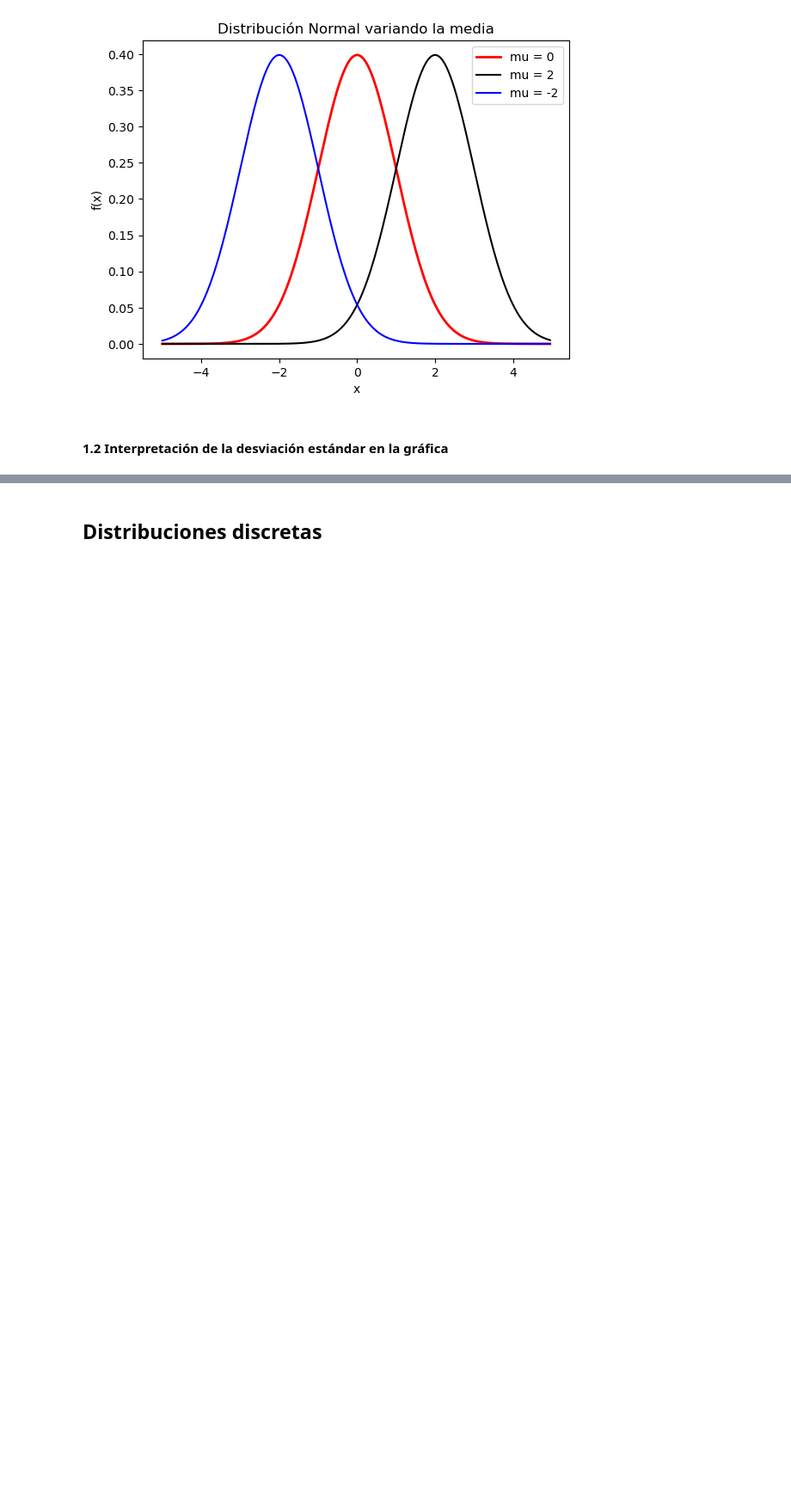
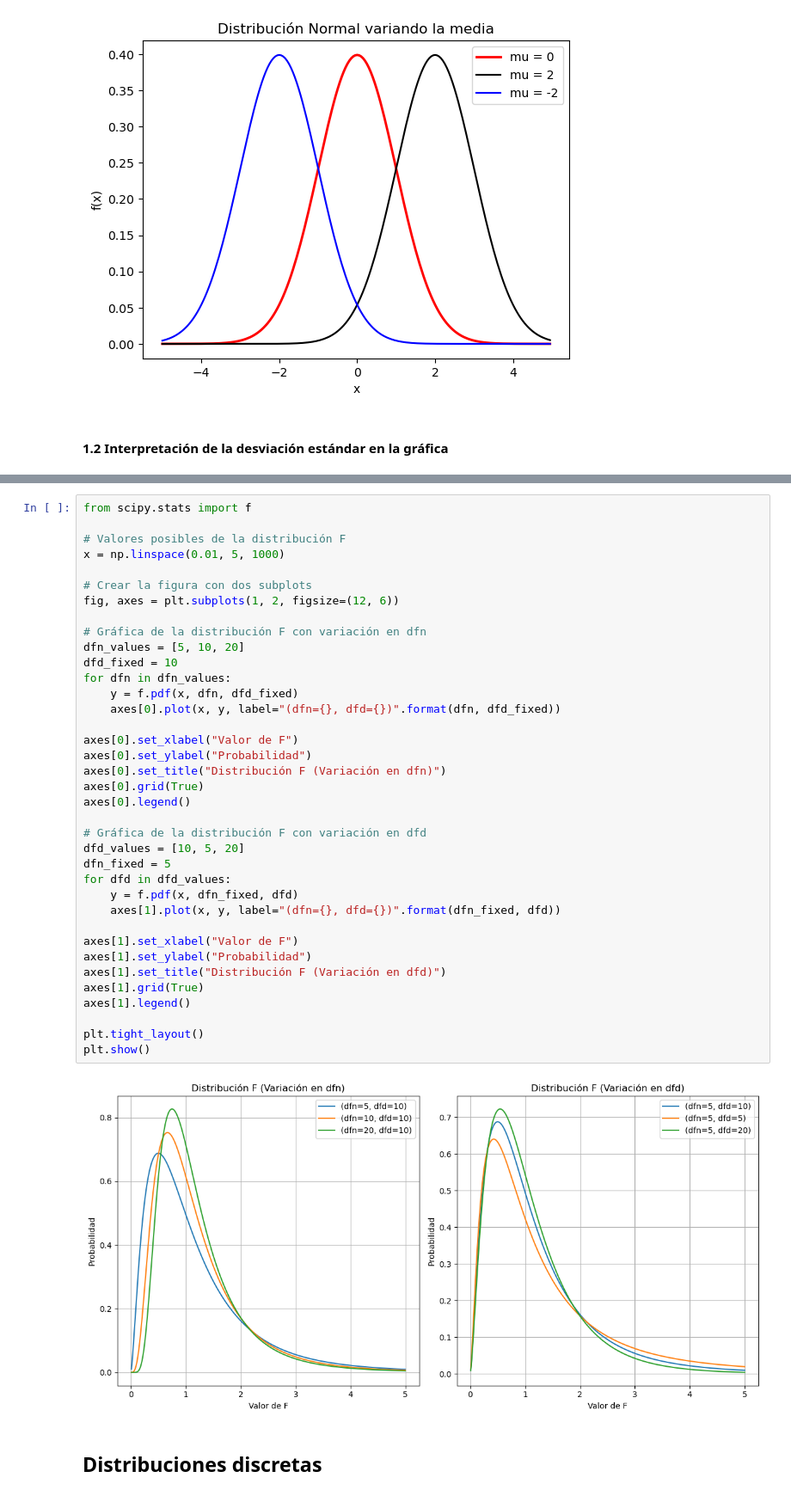
Before and after one commit to mallenarenas/Distribuciones, a Jupyter notebook: distribuciones.ipynb, the cells around one changed output, grey strips where cells are left out. Shown at 86% size. Saved outputs shown, nothing was run; the diff lists cells and outputs as text; blank space fills up the shorter version.

```diff
--- a/distribuciones.ipynb
+++ b/distribuciones.ipynb
@@ -128,2 +186,41 @@ plt.show()
+# %%
+from scipy.stats import f
+
+# Valores posibles de la distribución F
+x = np.linspace(0.01, 5, 1000)
+
+# Crear la figura con dos subplots
+fig, axes = plt.subplots(1, 2, figsize=(12, 6))
+
+# Gráfica de la distribución F con variación en dfn
+dfn_values = [5, 10, 20]
+dfd_fixed = 10
+for dfn in dfn_values:
+    y = f.pdf(x, dfn, dfd_fixed)
+    axes[0].plot(x, y, label="(dfn={}, dfd={})".format(dfn, dfd_fixed))
+
+axes[0].set_xlabel("Valor de F")
+axes[0].set_ylabel("Probabilidad")
+axes[0].set_title("Distribución F (Variación en dfn)")
+axes[0].grid(True)
+axes[0].legend()
+
+# Gráfica de la distribución F con variación en dfd
+dfd_values = [10, 5, 20]
+dfn_fixed = 5
+for dfd in dfd_values:
+    y = f.pdf(x, dfn_fixed, dfd)
+    axes[1].plot(x, y, label="(dfn={}, dfd={})".format(dfn_fixed, dfd))
+
+axes[1].set_xlabel("Valor de F")
+axes[1].set_ylabel("Probabilidad")
+axes[1].set_title("Distribución F (Variación en dfd)")
+axes[1].grid(True)
+axes[1].legend()
+
+plt.tight_layout()
+plt.show()
+# %% [output]
+[figure, added]
 # %% [markdown]
 <h2> Distribuciones discretas </h2>
```
Also changed, not shown: parts of 15 cells of this notebook.
